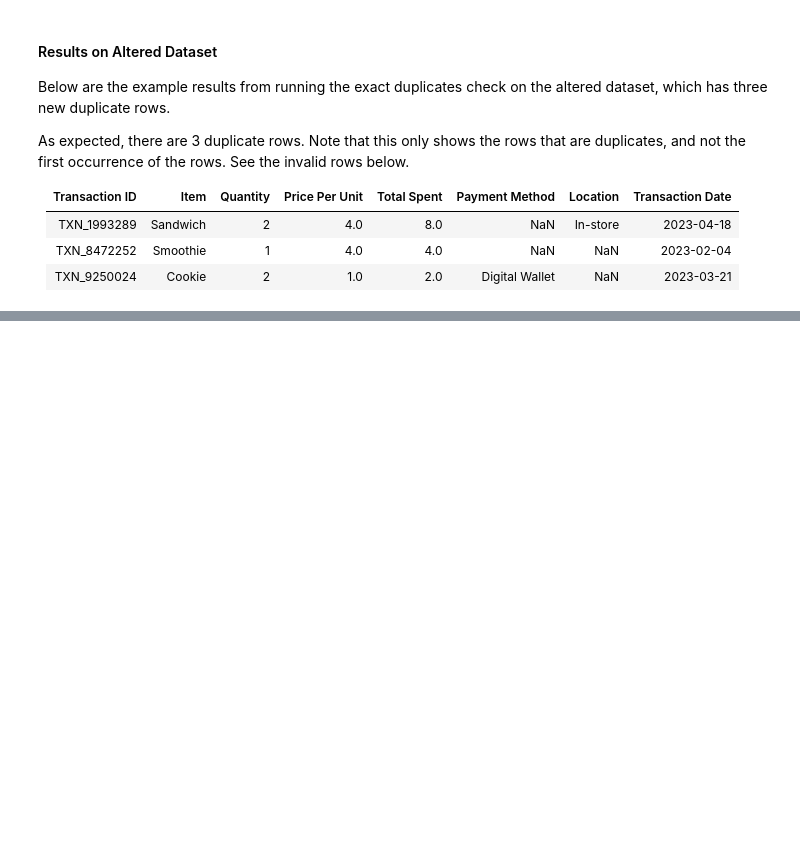
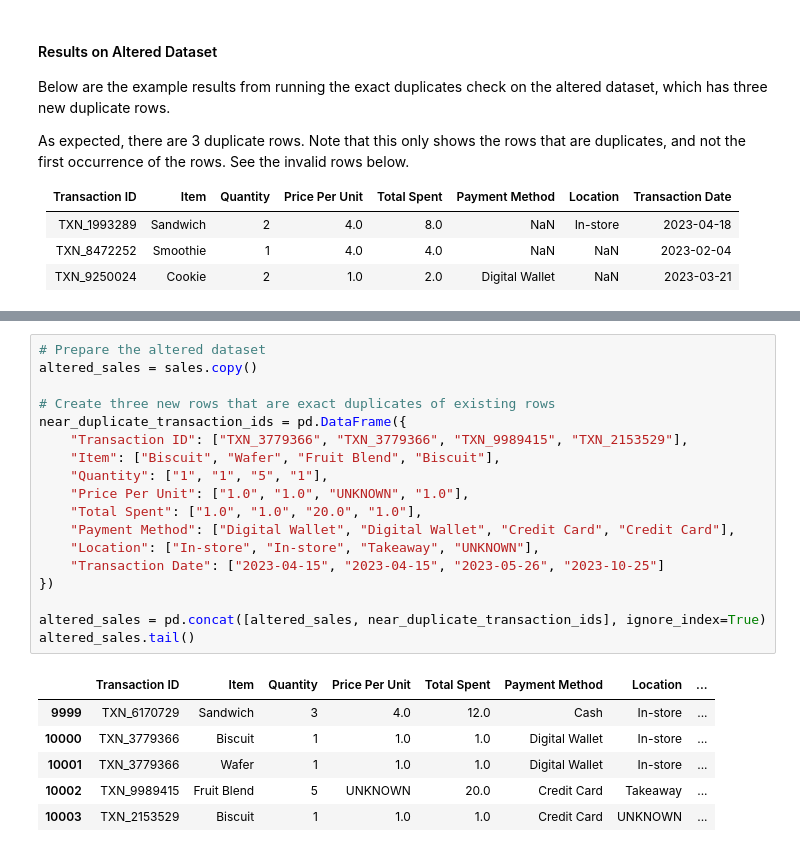
Before and after one commit to Natasa127/CSI4142-A2, a Jupyter notebook: Validity.ipynb, the cells around one changed output, grey strips where cells are left out. Cells and saved outputs as stored; diff of their text form; blank space fills up the shorter version.

```diff
--- a/Validity.ipynb
+++ b/Validity.ipynb
@@ -918,0 +1144,25 @@ As expected, there are 3 duplicate rows. Note that this only shows the rows that
+# %%
+# Prepare the altered dataset
+altered_sales = sales.copy()
+
+# Create three new rows that are exact duplicates of existing rows
+near_duplicate_transaction_ids = pd.DataFrame({
+    "Transaction ID": ["TXN_3779366", "TXN_3779366", "TXN_9989415", "TXN_2153529"],
+    "Item": ["Biscuit", "Wafer", "Fruit Blend", "Biscuit"],
+    "Quantity": ["1", "1", "5", "1"],
+    "Price Per Unit": ["1.0", "1.0", "UNKNOWN", "1.0"],
+    "Total Spent": ["1.0", "1.0", "20.0", "1.0"],
+    "Payment Method": ["Digital Wallet", "Digital Wallet", "Credit Card", "Credit Card"],
+    "Location": ["In-store", "In-store", "Takeaway", "UNKNOWN"],
+    "Transaction Date": ["2023-04-15", "2023-04-15", "2023-05-26", "2023-10-25"]
+})
+
+altered_sales = pd.concat([altered_sales, near_duplicate_transaction_ids], ignore_index=True)
+altered_sales.tail()
+# %% [output]
+|  | Transaction ID | Item | Quantity | Price Per Unit | Total Spent | Payment Method | Location | ... |
+| 9999 | TXN_6170729 | Sandwich | 3 | 4.0 | 12.0 | Cash | In-store | ... |
+| 10000 | TXN_3779366 | Biscuit | 1 | 1.0 | 1.0 | Digital Wallet | In-store | ... |
+| 10001 | TXN_3779366 | Wafer | 1 | 1.0 | 1.0 | Digital Wallet | In-store | ... |
+| 10002 | TXN_9989415 | Fruit Blend | 5 | UNKNOWN | 20.0 | Credit Card | Takeaway | ... |
+| 10003 | TXN_2153529 | Biscuit | 1 | 1.0 | 1.0 | Credit Card | UNKNOWN | ... |
```
Also changed, not shown: parts of 22 cells of this notebook, 1 other file.
